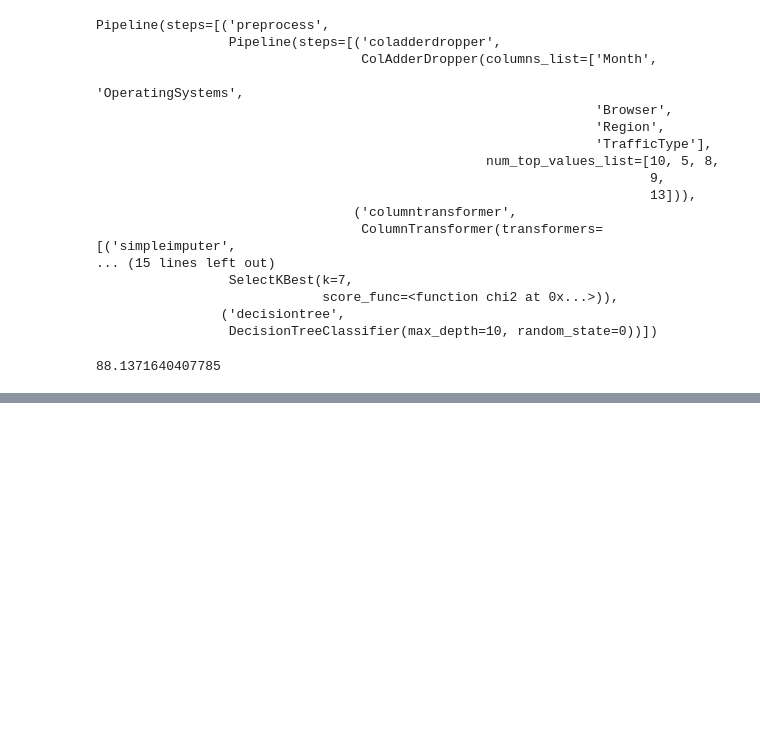
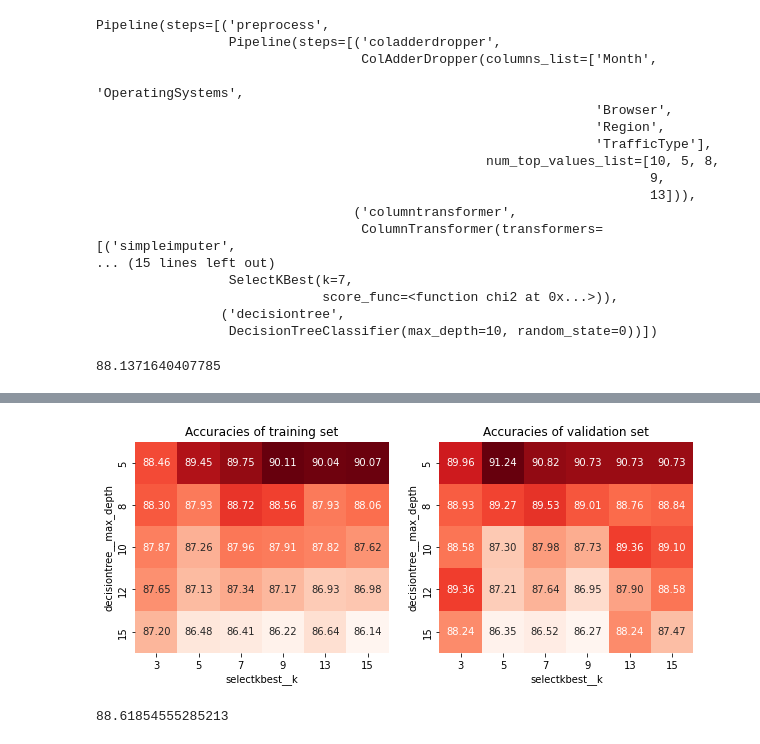
Before and after one commit to camphong24032002/Assignment3-PDS, a Jupyter notebook: Assigment3RMIT.ipynb, the cells around one changed output, grey strips where cells are left out. Cells and saved outputs as stored; diff of their text form; code cells hidden in the pictures; blank space fills up the shorter version.

Commit message:
decision tree

```diff
--- a/Assigment3RMIT.ipynb
+++ b/Assigment3RMIT.ipynb
@@ -387,0 +397,12 @@ array([6.00370999e-196, 0.00000000e+000, 1.63710622e-047, 0.00000000e+000,
+# %%
+optimize_pipeline = Pipeline(steps=[
+    ('preprocess', preprocess_pipeline),
+    ('selectkbest', SelectKBest(chi2)),
+    ('decisiontree', DecisionTreeClassifier(random_state=0))
+])
+
+param_grid_tree = {'selectkbest__k': [3, 5, 7, 9, 13, 15],
+                'decisiontree__max_depth': [5, 8, 10, 12, 15]}
+
+grid_search_tree = GridSearchCV(tree_pipeline, param_grid_tree)
+grid_search_tree.fit(train_X_df, train_y_sr)
@@ -387,0 +427,20 @@ array([6.00370999e-196, 0.00000000e+000, 1.63710622e-047, 0.00000000e+000,
+# %%
+def plot_grid_search_heatmap(grid_search, grid_params, attribute='mean_test_score', title='None'):
+    scores = np.array(grid_search.cv_results_[attribute]*100).reshape(5,6)
+    df_heatmap = pd.DataFrame(scores, columns=grid_params[list(grid_params.keys())[0]], index=param_grid_tree[list(param_grid_tree.keys())[1]])
+    sns.heatmap(df_heatmap, square=True, annot=True, cbar=False, fmt='.2f', cmap='Reds')
+    plt.title(title)
+    plt.xlabel(list(grid_params.keys())[0])
+    plt.ylabel(list(grid_params.keys())[1])
+
+plt.figure(figsize=(10, 5))
+plt.subplot(1, 2, 1)
+plot_grid_search_heatmap(grid_search_tree, param_grid_tree, title='Accuracies of training set')
+plt.subplot(1, 2, 2)
+plot_grid_search_heatmap(grid_search_tree, param_grid_tree, attribute='split0_test_score', title='Accuracies of validation set')
+# %% [output]
+[figure, added]
+# %%
+accuracy_score(grid_search_tree.predict(test_X_df), test_y_sr)*100
+# %% [output]
+88.61854555285213
```
Also changed, not shown: parts of 11 cells of this notebook.
